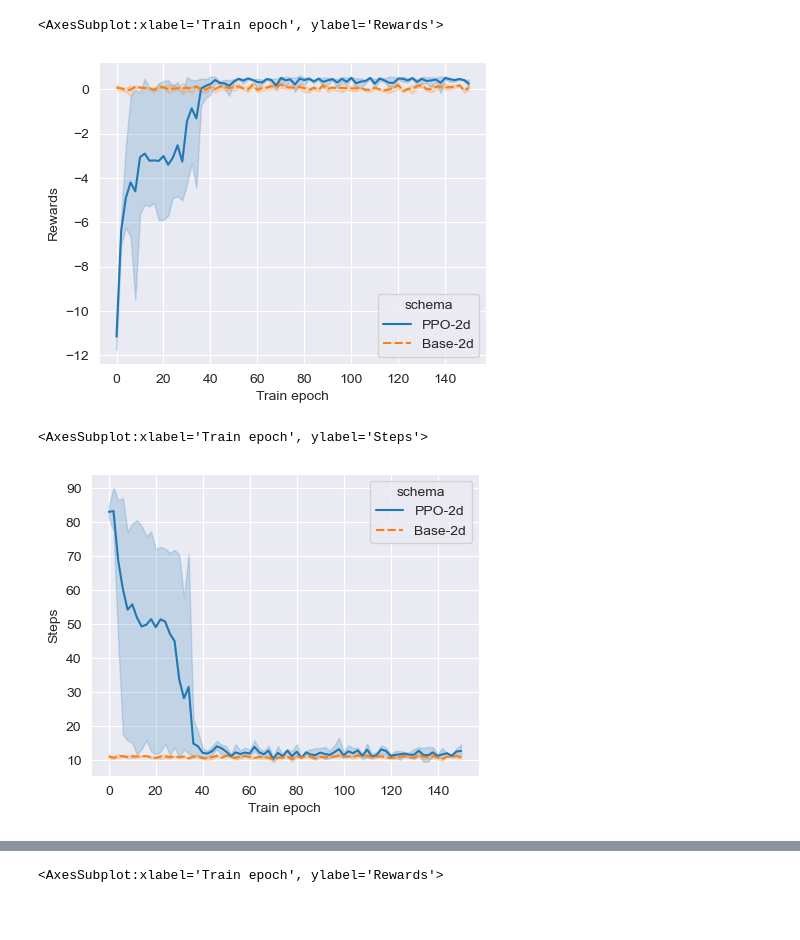
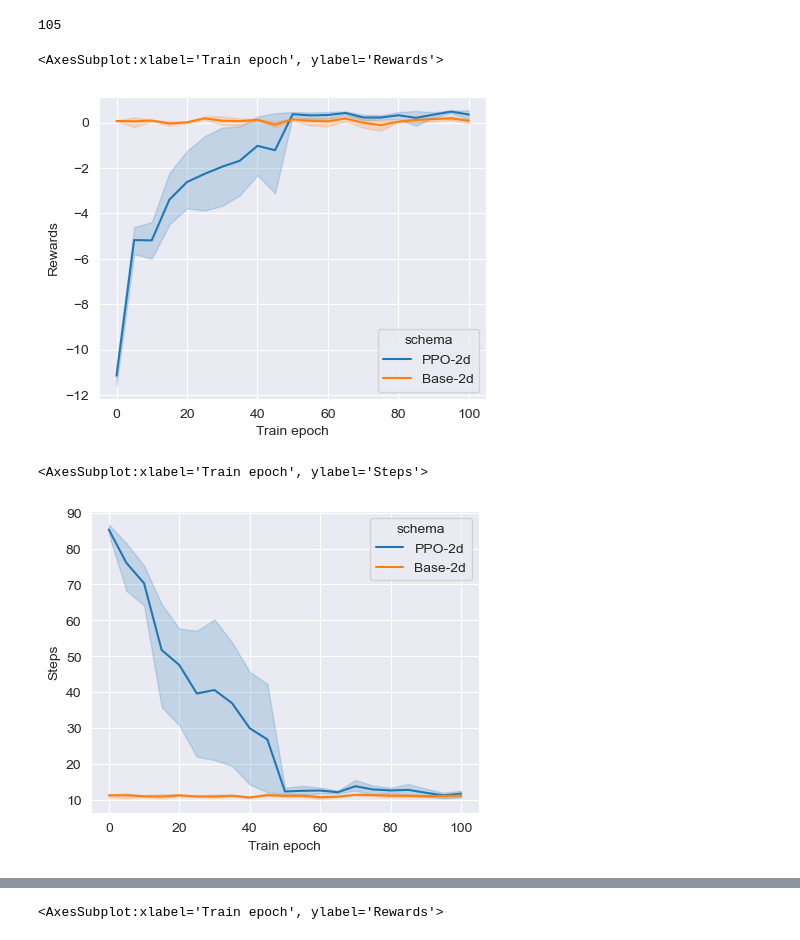
Before and after one commit to Polaris-Yang/MARL-DMFB, a Jupyter notebook: drawRes_meda/DrawRes.ipynb, the cells around one changed output, grey strips where cells are left out. Saved outputs shown, nothing was run; the diff lists cells and outputs as text; code cells hidden in the pictures; blank space fills up the shorter version.

```diff
--- a/drawRes_meda/DrawRes.ipynb
+++ b/drawRes_meda/DrawRes.ipynb
@@ -9,7 +9,7 @@ def load_agent_data(file_path,maxiter,spacing):
     fileslist  = os.listdir(file_path)
     rewards, steps, s_rate = None,None,None
     total_data=[]
-    for i in range(3):
+    for i in range(5):
         for data in fileslist:
             if data.find('rewards')!=-1:
                 rewards = np.load(file_path+'/' +data)[i]
@@ -40,23 +40,27 @@ def load_base_data(file_path,maxiter,spacing):
     total_data = pd.concat(total_data,axis=0)
     return total_data
 # %%
-ppodata2d = load_agent_data('PPO-2d',150,2)
-basedata2d = load_base_data('Base-2d',150,2)
+ppodata2d = load_agent_data('PPO-2d',100,5)
+basedata2d = load_base_data('Base-2d',100,5)
+# %%
+len(ppodata2d)
+# %% [output]
+105
 # %%
 sns.set_style('darkgrid')
 # %%
 totaldata2d = pd.concat([ppodata2d,basedata2d],axis=0)
 # %%
 plt.figure(dpi=100,figsize=(5,4))
-sns.lineplot(x='Train epoch',y='Rewards',hue='schema',style='schema',data=totaldata2d)
+sns.lineplot(x='Train epoch',y='Rewards',hue='schema',data=totaldata2d)
 # %% [output]
 <AxesSubplot:xlabel='Train epoch', ylabel='Rewards'>
-[figure, old version]
+[figure, new version]
 # %%
 plt.figure(dpi=100,figsize=(5,4))
-sns.lineplot(x='Train epoch',y='Steps',hue='schema',style='schema',data=totaldata2d)
+sns.lineplot(x='Train epoch',y='Steps',hue='schema',data=totaldata2d)
 # %% [output]
 <AxesSubplot:xlabel='Train epoch', ylabel='Steps'>
-[figure, old version]
+[figure, new version]
 # %%
 plt.figure(dpi=100,figsize=(5,4))
```
Also changed, not shown: parts of 5 cells of this notebook, 20 other files.
